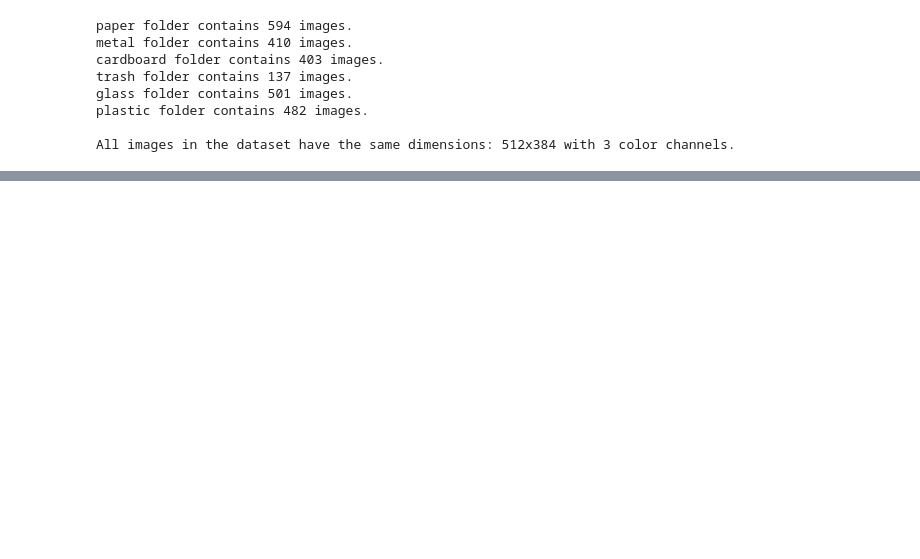
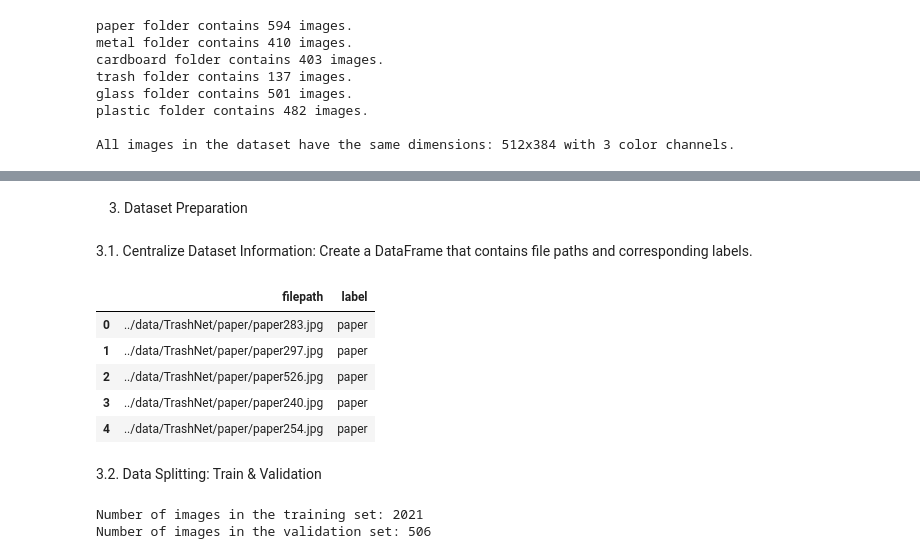
Before and after one commit to hmunjampally/DL-recyclable-Waste-Recognition, a Jupyter notebook: notebooks/Data_Preparation.ipynb, the cells around one changed output, grey strips where cells are left out. Drawn from its saved outputs; the diff is of its cells as text; code cells hidden in the pictures; blank space fills up the shorter version.

```diff
--- a/notebooks/Data_Preparation.ipynb
+++ b/notebooks/Data_Preparation.ipynb
@@ -69,0 +108,41 @@ All images in the dataset have the same dimensions: 512x384 with 3 color channel
+# %% [markdown]
+3. Dataset Preparation
+# %% [markdown]
+3.1. Centralize Dataset Information: Create a DataFrame that contains file paths and corresponding labels.
+# %%
+# Initialize an empty list to store image file paths and their respective labels
+data = []
+
+# Loop through each garbage type and collect its images' file paths
+for garbage_type in garbage_types:
+    folder_path = os.path.join(dataset_path, garbage_type)
+    # Ensure the item is a directory to skip over any non-directory files like .DS_Store
+    if os.path.isdir(folder_path):
+        for file in os.listdir(os.path.join(dataset_path, garbage_type)):
+            # Append the image file path and its trash type (as a label) to the data list
+            data.append((os.path.join(dataset_path, garbage_type, file), garbage_type))
+
+# Convert the collected data into a DataFrame
+df = pd.DataFrame(data, columns=['filepath', 'label'])
+
+# Display the first few entries of the DataFrame
+df.head()
+# %% [output]
+|  | filepath | label |
+| 0 | ../data/TrashNet/paper/paper283.jpg | paper |
+| 1 | ../data/TrashNet/paper/paper297.jpg | paper |
+| 2 | ../data/TrashNet/paper/paper526.jpg | paper |
+| 3 | ../data/TrashNet/paper/paper240.jpg | paper |
+| 4 | ../data/TrashNet/paper/paper254.jpg | paper |
+# %% [markdown]
+3.2. Data Splitting: Train & Validation
+# %%
+# Split with stratification
+train_df, val_df = train_test_split(df, test_size=0.2, random_state=42, stratify=df['label'])
+
+# Print the number of images in each set
+print(f"Number of images in the training set: {len(train_df)}")
+print(f"Number of images in the validation set: {len(val_df)}")
+# %% [output]
+Number of images in the training set: 2021
+Number of images in the validation set: 506
```
Also changed, not shown: parts of 16 cells of this notebook.
